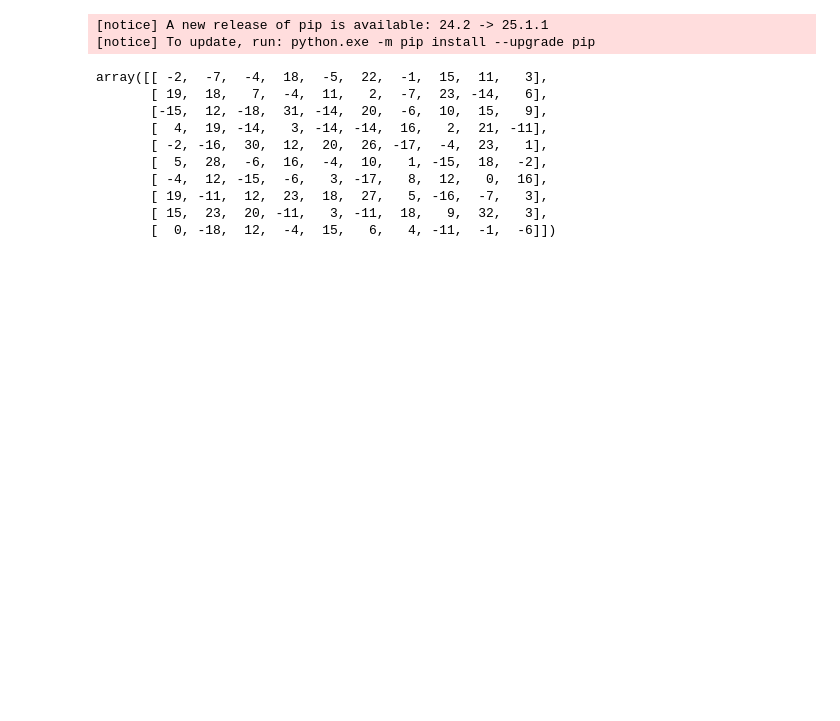
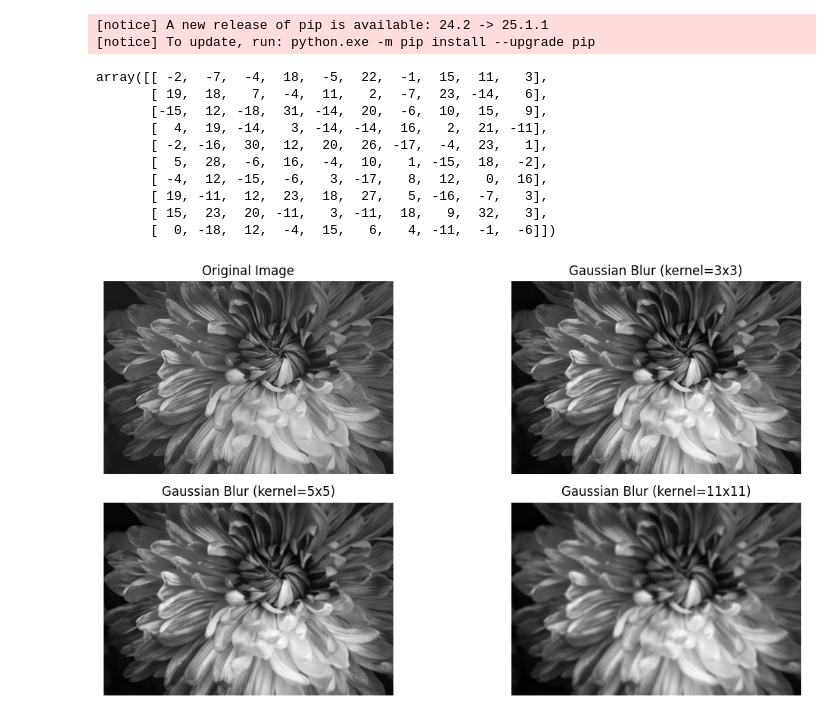
Before and after one commit to shreyjain14/MCA-Assignments, a Jupyter notebook: Trimester-4/ADA/Classwork/07-images-kernal.ipynb, the cells around one changed output. Drawn from its saved outputs; the diff is of its cells as text; code cells hidden in the pictures; blank space fills up the shorter version.

```diff
--- a/Trimester-4/ADA/Classwork/07-images-kernal.ipynb
+++ b/Trimester-4/ADA/Classwork/07-images-kernal.ipynb
@@ -42,0 +45,26 @@ array([[ -2,  -7,  -4,  18,  -5,  22,  -1,  15,  11,   3],
+# %%
+img = cv2.imread('color.jpg', cv2.IMREAD_GRAYSCALE)
+
+k_size = 11
+fig, axes = plt.subplots(2, 2, figsize=(12, 6))
+
+axes[0][0].imshow(img, cmap='gray')
+axes[0][0].set_title('Original Image')
+axes[0][0].axis('off')
+
+axes[0][1].imshow(cv2.GaussianBlur(img, (3,3), 0), cmap='gray')
+axes[0][1].set_title('Gaussian Blur (kernel=3x3)')
+axes[0][1].axis('off')
+
+axes[1][0].imshow(cv2.GaussianBlur(img, (5, 5), 0), cmap='gray')
+axes[1][0].set_title('Gaussian Blur (kernel=5x5)')
+axes[1][0].axis('off')
+
+axes[1][1].imshow(cv2.GaussianBlur(img, (k_size, k_size), 0), cmap='gray')
+axes[1][1].set_title(f'Gaussian Blur (kernel={k_size}x{k_size})')
+axes[1][1].axis('off')
+
+plt.tight_layout()
+plt.show()
+# %% [output]
+[figure, added]
```
Also changed, not shown: parts of 1 cell of this notebook.
